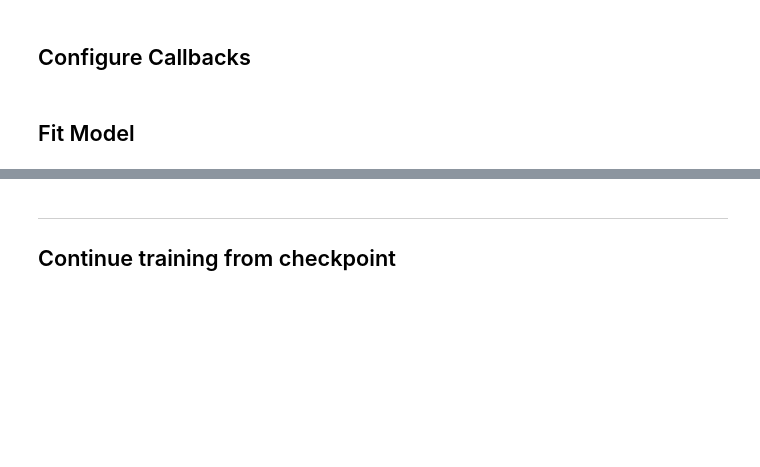
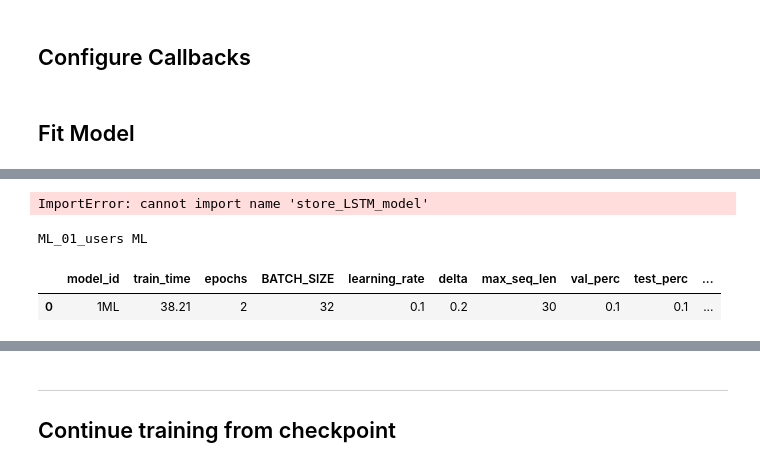
Before and after one commit to ROpdam/recommender_comparison, a Jupyter notebook: CF_RNN.ipynb, the cells around one changed output, grey strips where cells are left out. Cells and saved outputs as stored; diff of their text form; code cells hidden in the pictures; blank space fills up the shorter version.

```diff
--- a/CF_RNN.ipynb
+++ b/CF_RNN.ipynb
@@ -273,0 +368,13 @@ else:
+# %%
+from Helpers import store_LSTM_model
+add_new_LSTM_results(path, params, history, np.sum(timing_callback.logs))
+total_train_time = round(params['train_time'] + np.sum(timing_callback.logs),2)
+total_epochs = params['epochs'] + epochs
+results = pd.DataFrame(history.history)
+final_results = {**params, **history.history, 'train_time':total_train_time, 'epochs':total_epochs}
+# %% [output]
+ImportError: cannot import name 'store_LSTM_model'
+# %%
+print(file_name, res_ext)
+# %% [output]
+ML_01_users ML
@@ -273,0 +383,7 @@ else:
+# %%
+all_models = pd.read_pickle(path + 'results/' + res_ext + '/all_models')
+# all_models = all_models.append(final_results, ignore_index=True)
+all_models
+# %% [output]
+|  | model_id | train_time | epochs | BATCH_SIZE | learning_rate | delta | max_seq_len | val_perc | test_perc | ... |
+| 0 | 1ML | 38.21 | 2 | 32 | 0.1 | 0.2 | 30 | 0.1 | 0.1 | ... |
```
Also changed, not shown: parts of 33 cells of this notebook.
